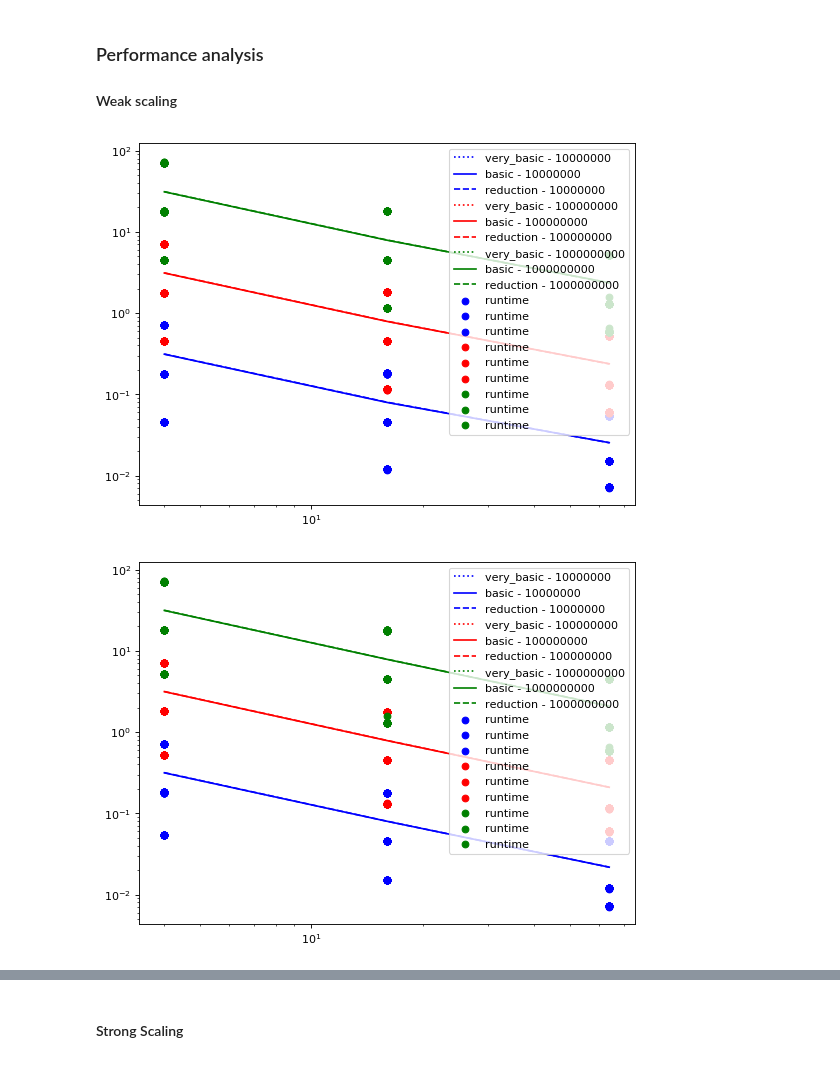
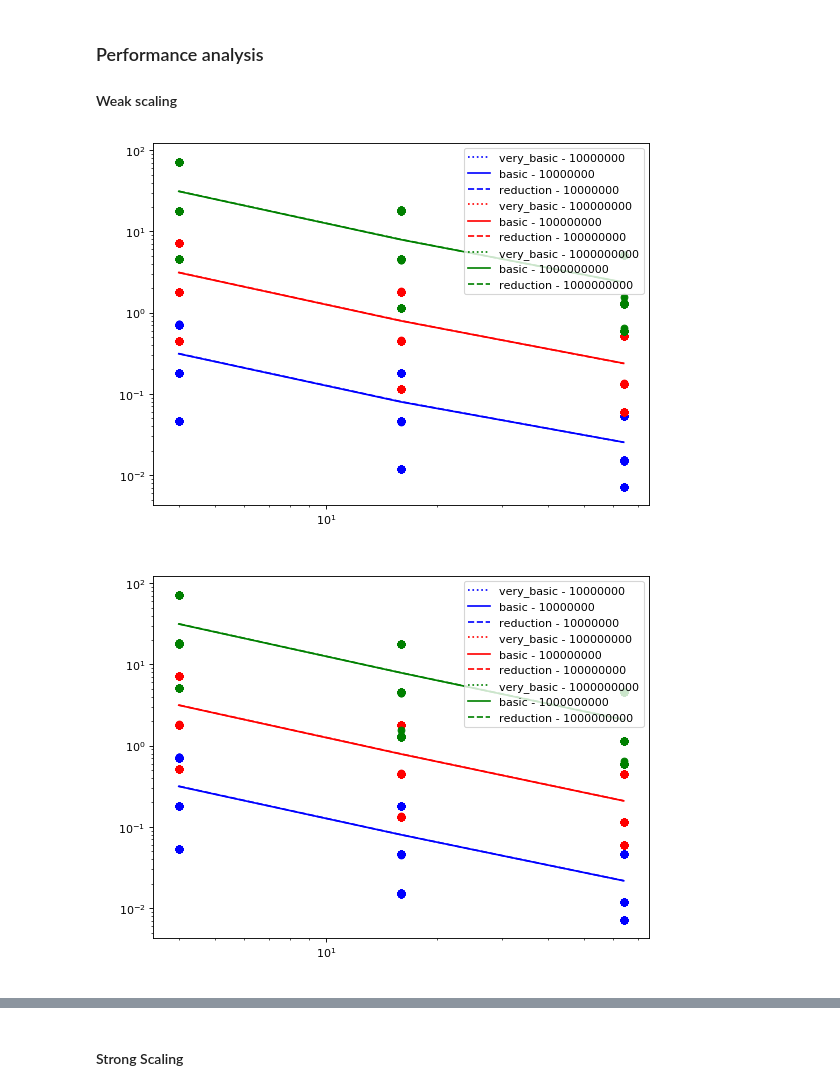
Before and after one commit to Hugo91160/CUDA, a Jupyter notebook: openmp_tp.ipynb, the cells around one changed output, grey strips where cells are left out. Drawn from its saved outputs; the diff is of its cells as text; code cells hidden in the pictures.

```diff
--- a/openmp_tp.ipynb
+++ b/openmp_tp.ipynb
@@ -66,6 +66,7 @@ df['total_threads'] = df['num_blocks'] * df['num_threads']
 
 color_num_steps = {10000000 : "blue", 100000000 : "red", 1000000000 : "green"}
 linestyle_version = {"very_basic" : "dotted", "basic" : "solid", "reduction" : "dashed"}
+legend = []
 
 for num_steps in color_num_steps:
     for version in linestyle_version:
@@ -77,43 +78,50 @@ for num_steps in color_num_steps:
         plt.yscale('log')
         plt.xscale('log')
         plt.scatter(df_plot['num_blocks'], df_plot['runtime'],color=color_num_steps[num_steps])
+        legend.append(version+" - "+str(num_steps))
 
-
-plt.legend()
+plt.xlabel(xlabel="Number of blocks", color="white")
+plt.ylabel(ylabel="Runtime in s", color="white")
+plt.legend(legend)
 plt.show()
 
 figure(figsize=(8, 6), dpi=80)
 
 for num_steps in color_num_steps:
     for version in linestyle_version:
 
         df_plot = df[(df['num_steps'] == num_steps) & (df['version'] == version)]
         mean_stats = df_plot.groupby(['version', 'num_threads', 'num_steps']).mean().reset_index()
 
         plt.plot(mean_stats['num_threads'], mean_stats['runtime'],linestyle=linestyle_version[version],color=color_num_steps[num_steps], label=version+" - "+str(num_steps))
         plt.yscale('log')
         plt.xscale('log')
         plt.scatter(df_plot['num_threads'], df_plot['runtime'],color=color_num_steps[num_steps])
 
-plt.legend()
+plt.xlabel(xlabel="Number of threads per block", color="white")
+plt.ylabel(ylabel="Runtime in s", color="white")
+plt.legend(legend)
 plt.show()
 
 figure(figsize=(8, 6), dpi=80)
 
 for num_steps in color_num_steps:
     for version in linestyle_version:
 
         df_plot = df[(df['num_steps'] == num_steps) & (df['version'] == version)]
         total_threads = df_plot.groupby
         mean_stats = df_plot.groupby(['version', 'total_threads', 'num_steps']).mean().reset_index()
 
         plt.plot(mean_stats['total_threads'], mean_stats['runtime'],linestyle=linestyle_version[version],color=color_num_steps[num_steps], label=version+" - "+str(num_steps))
         plt.yscale('log')
         plt.xscale('log')
         plt.scatter(df_plot['total_threads'], df_plot['runtime'],color=color_num_steps[num_steps])
 
-plt.legend()
+
+plt.xlabel(xlabel="Number of total threads", color="white")
+plt.ylabel(ylabel="Runtime in s", color="white")
+plt.legend(legend)
 plt.show()
 # %% [output]
-[figure, old version]
+[figure, new version]
-[figure, old version]
+[figure, new version]
```
Also changed, not shown: parts of 6 cells of this notebook.
